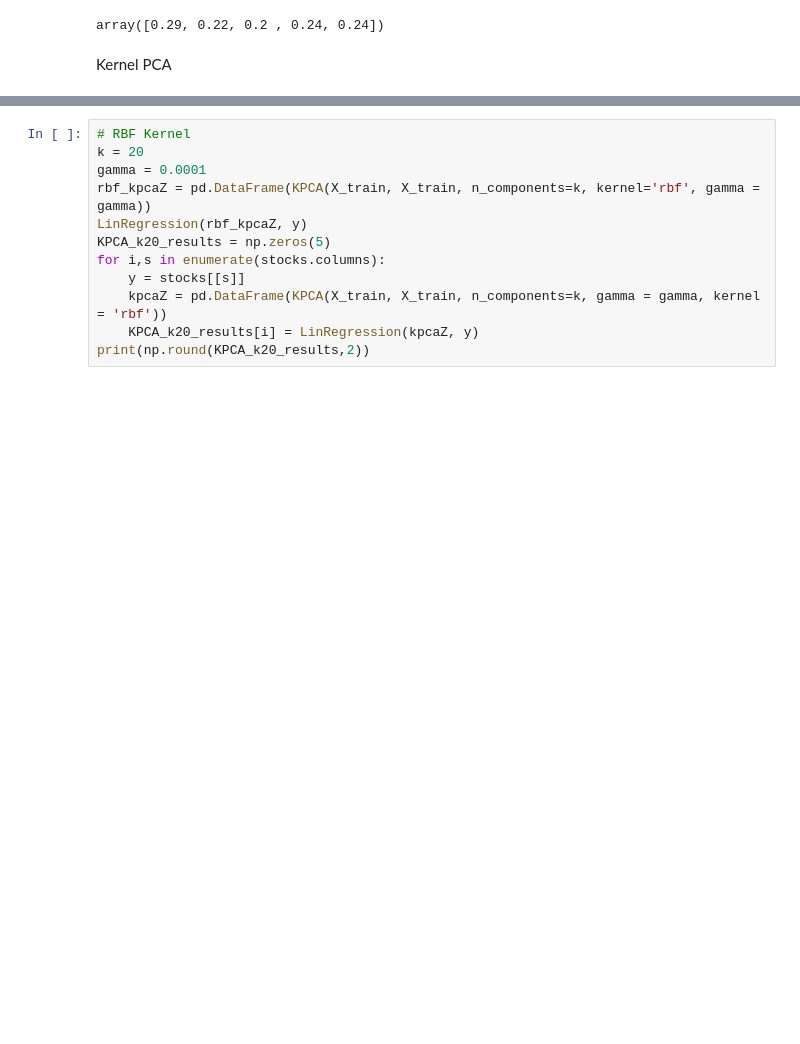
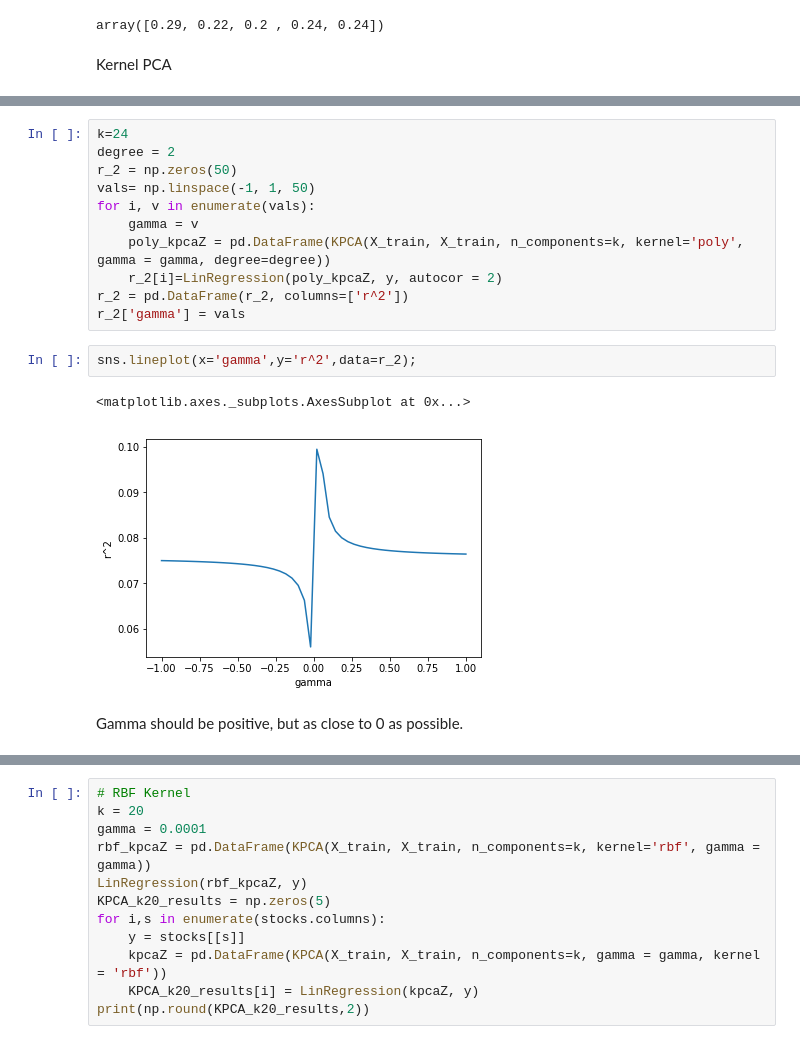
Before and after one commit to jgdenby/PortfolioFactorAnalysis, a Jupyter notebook: PortfolioFactorAnalysis.ipynb, the cells around one changed output, grey strips where cells are left out. Cells and saved outputs as stored; diff of their text form; blank space fills up the shorter version.

```diff
--- a/PortfolioFactorAnalysis.ipynb
+++ b/PortfolioFactorAnalysis.ipynb
@@ -342,0 +355,18 @@ LinRegression(poly_kpcaZ, y)
+# %%
+k=24
+degree = 2
+r_2 = np.zeros(50)
+vals= np.linspace(-1, 1, 50)
+for i, v in enumerate(vals):
+    gamma = v
+    poly_kpcaZ = pd.DataFrame(KPCA(X_train, X_train, n_components=k, kernel='poly', gamma = gamma, degree=degree))
+    r_2[i]=LinRegression(poly_kpcaZ, y, autocor = 2)
+r_2 = pd.DataFrame(r_2, columns=['r^2'])
+r_2['gamma'] = vals
+# %%
+sns.lineplot(x='gamma',y='r^2',data=r_2);
+# %% [output]
+<matplotlib.axes._subplots.AxesSubplot at 0x...>
+[figure, added]
+# %% [markdown]
+Gamma should be positive, but as close to 0 as possible.
```
Also changed, not shown: parts of 17 cells of this notebook.
